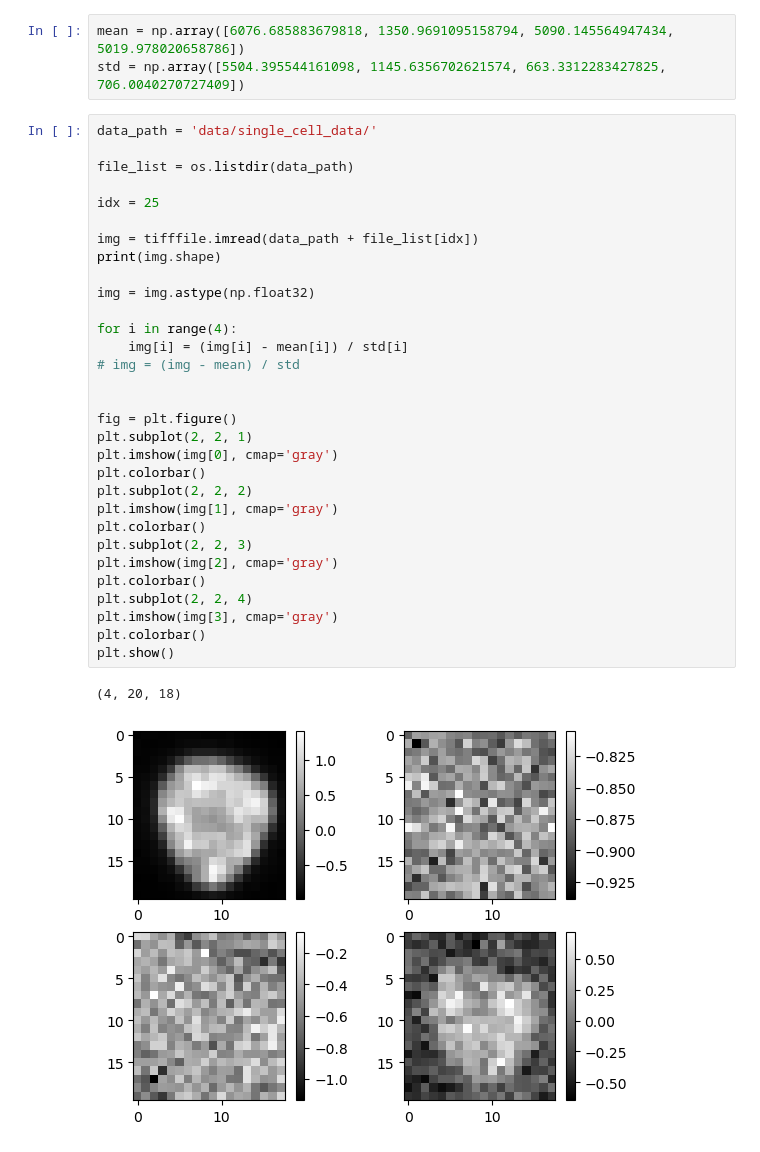
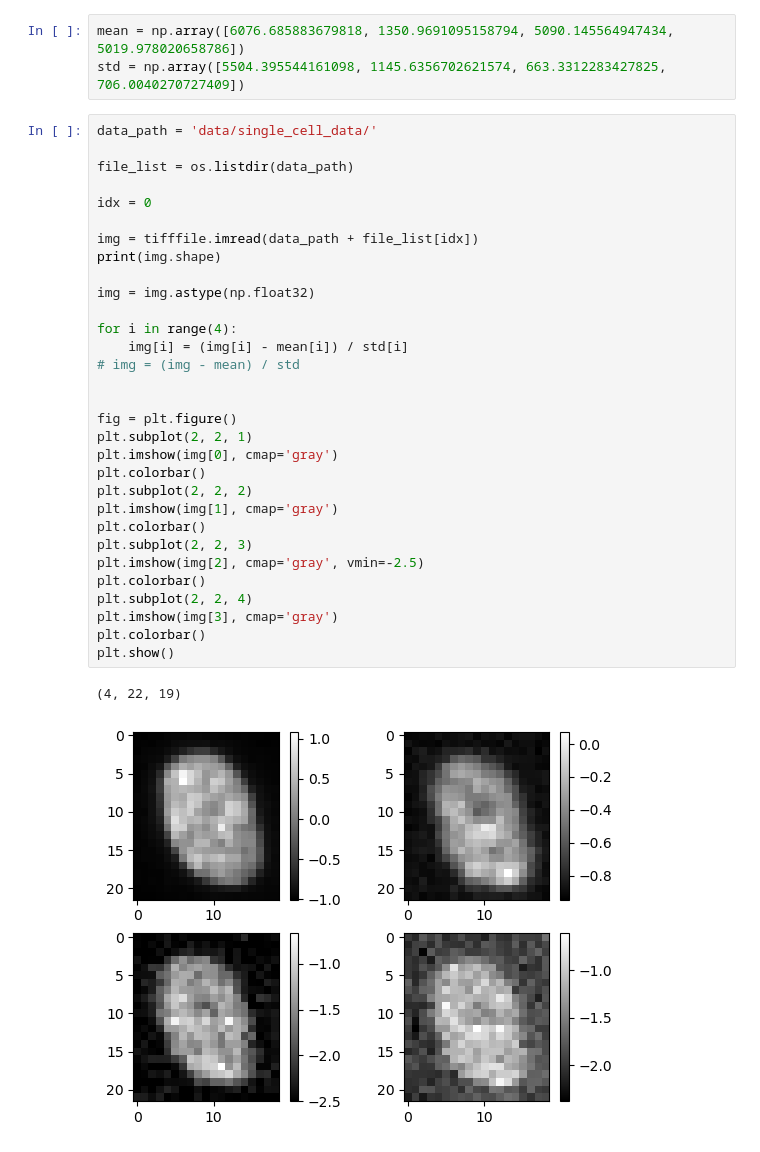
Before and after one commit to Xiao001010/JRA, a Jupyter notebook: preprocessing.ipynb, the cells around one changed output. Cells and saved outputs as stored; diff of their text form.

```diff
--- a/preprocessing.ipynb
+++ b/preprocessing.ipynb
@@ -194,34 +212,34 @@ std = np.array([5504.395544161098, 1145.6356702621574, 663.3312283427825, 706.00
 # %%
 data_path = 'data/single_cell_data/'
 
 file_list = os.listdir(data_path)
 
-idx = 25
+idx = 0
 
 img = tifffile.imread(data_path + file_list[idx])
 print(img.shape)
 
 img = img.astype(np.float32)
 
 for i in range(4):
     img[i] = (img[i] - mean[i]) / std[i]
 # img = (img - mean) / std
 
 
 fig = plt.figure()
 plt.subplot(2, 2, 1)
 plt.imshow(img[0], cmap='gray')
 plt.colorbar()
 plt.subplot(2, 2, 2)
 plt.imshow(img[1], cmap='gray')
 plt.colorbar()
 plt.subplot(2, 2, 3)
-plt.imshow(img[2], cmap='gray')
+plt.imshow(img[2], cmap='gray', vmin=-2.5)
 plt.colorbar()
 plt.subplot(2, 2, 4)
 plt.imshow(img[3], cmap='gray')
 plt.colorbar()
 plt.show()
 # %% [output]
-(4, 20, 18)
+(4, 22, 19)
-[figure, old version]
+[figure, new version]
```
Also changed, not shown: parts of 16 cells of this notebook.
